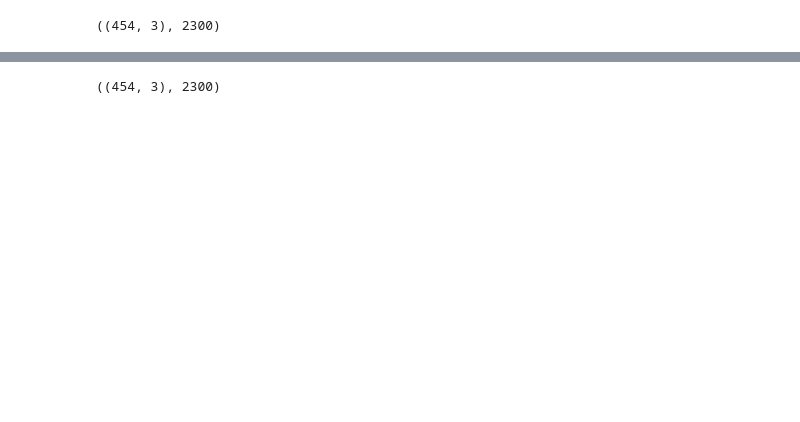
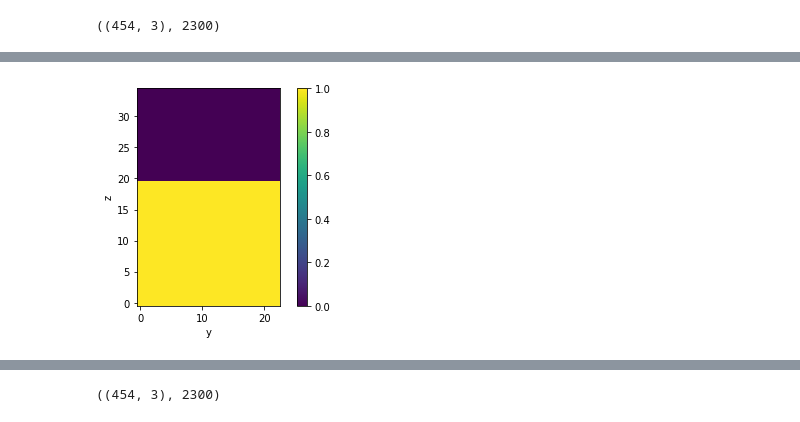
Before and after one commit to Leguark/Sandbox, a Jupyter notebook: Masked marching cubes.ipynb, the cells around one changed output, grey strips where cells are left out. Cells and saved outputs as stored; diff of their text form; code cells hidden in the pictures; blank space fills up the shorter version.

```diff
--- a/Masked marching cubes.ipynb
+++ b/Masked marching cubes.ipynb
@@ -40,7 +45,7 @@ plt.show()
 # %%
-plt.imshow(mask[11,:, :])
-plt.xlabel('z')
-plt.ylabel('y')
+plt.imshow(mask[11,:, :].T, origin='bottom')
+plt.xlabel('y')
+plt.ylabel('z')
 plt.colorbar()
 plt.show()
 # %% [output]
@@ -48,0 +52 @@ plt.show()
+[figure, added]
```
Also changed, not shown: parts of 18 cells of this notebook.
